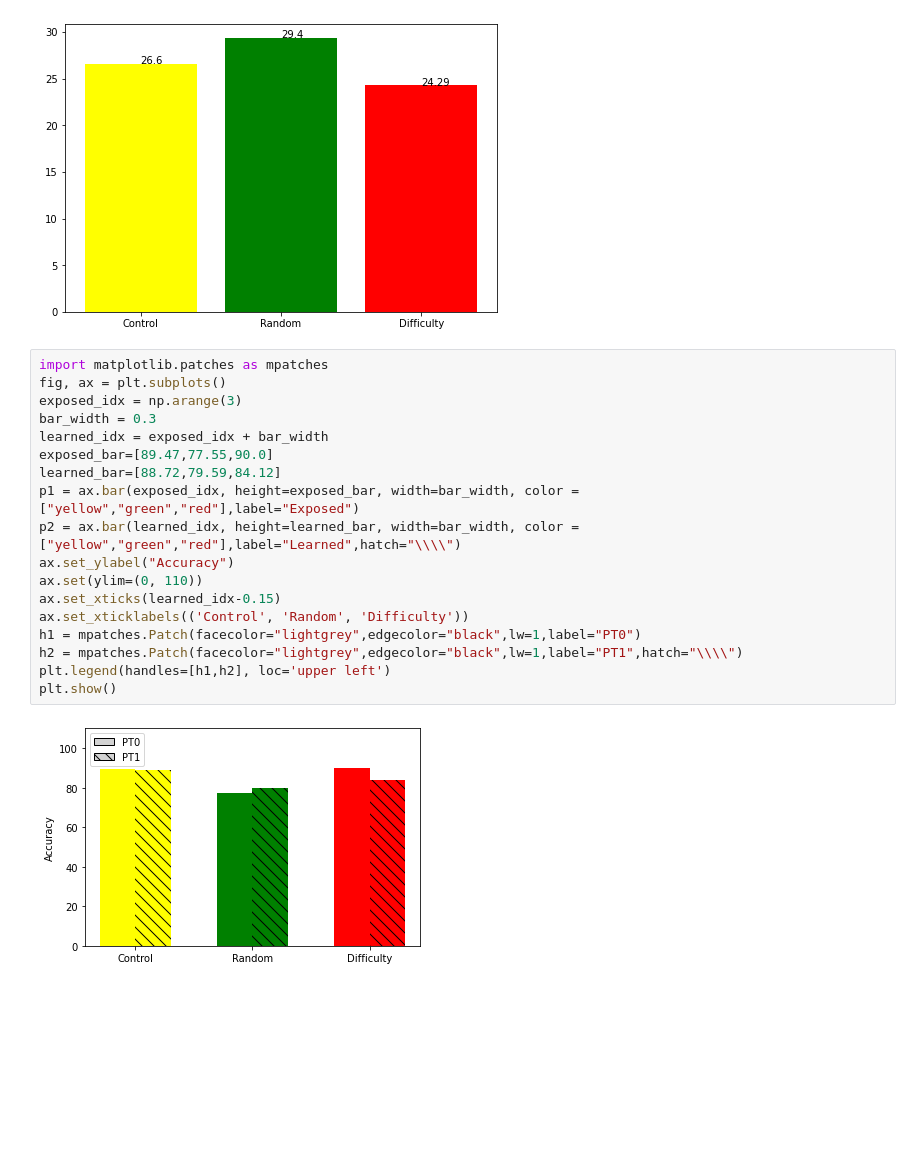
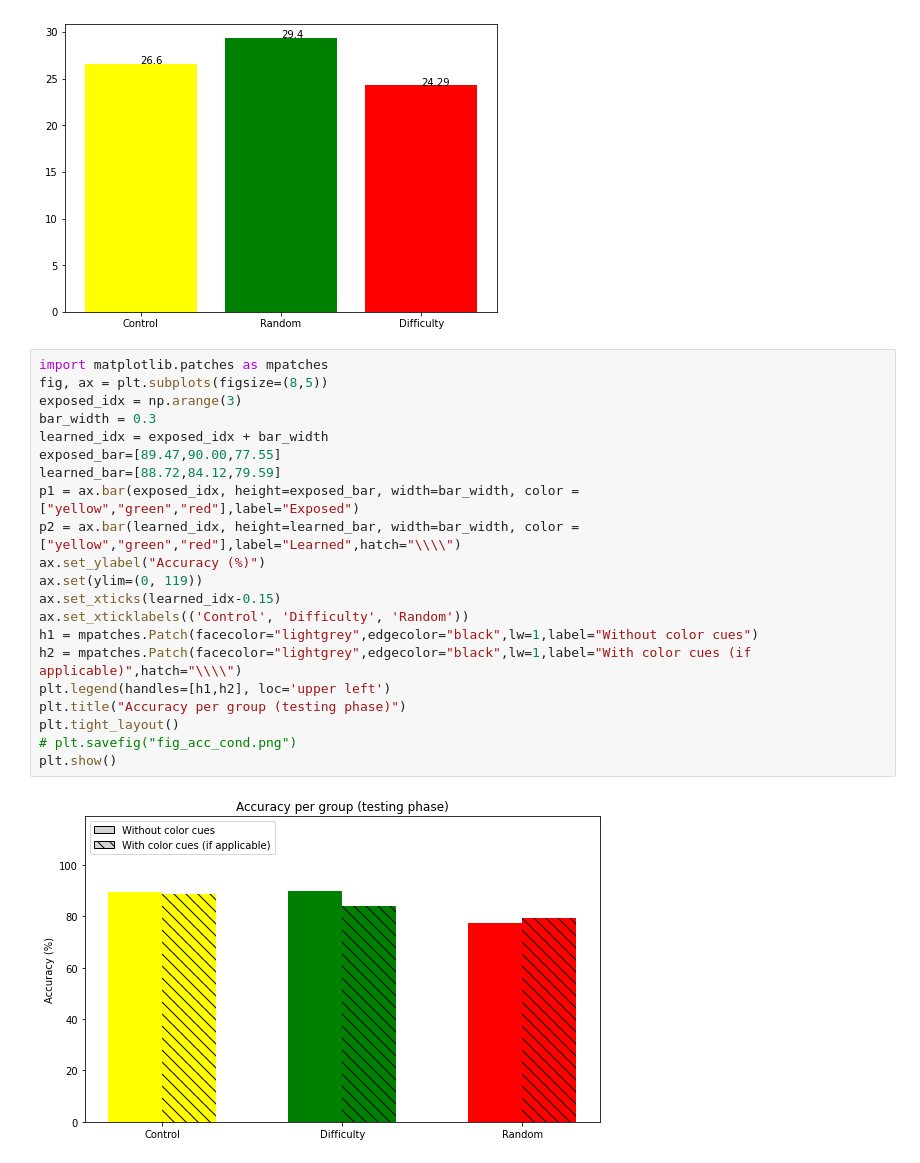
Before and after one commit to zouharvi/uds-rug-student, a Jupyter notebook: src/analysis/graphs.ipynb, the cells around one changed output. Cells and saved outputs as stored; diff of their text form; blank space fills up the shorter version.

Commit message:
update graph

```diff
--- a/src/analysis/graphs.ipynb
+++ b/src/analysis/graphs.ipynb
@@ -53,21 +53,24 @@ plt.show()
 [figure]
 # %%
 import matplotlib.patches as mpatches
-fig, ax = plt.subplots()
+fig, ax = plt.subplots(figsize=(8,5))
 exposed_idx = np.arange(3)
 bar_width = 0.3
 learned_idx = exposed_idx + bar_width
-exposed_bar=[89.47,77.55,90.0]
-learned_bar=[88.72,79.59,84.12]
+exposed_bar=[89.47,90.00,77.55]
+learned_bar=[88.72,84.12,79.59]
 p1 = ax.bar(exposed_idx, height=exposed_bar, width=bar_width, color = ["yellow","green","red"],label="Exposed")
 p2 = ax.bar(learned_idx, height=learned_bar, width=bar_width, color = ["yellow","green","red"],label="Learned",hatch="\\\\")
-ax.set_ylabel("Accuracy")
-ax.set(ylim=(0, 110))
+ax.set_ylabel("Accuracy (%)")
+ax.set(ylim=(0, 119))
 ax.set_xticks(learned_idx-0.15)
-ax.set_xticklabels(('Control', 'Random', 'Difficulty'))
-h1 = mpatches.Patch(facecolor="lightgrey",edgecolor="black",lw=1,label="PT0")
-h2 = mpatches.Patch(facecolor="lightgrey",edgecolor="black",lw=1,label="PT1",hatch="\\\\")
+ax.set_xticklabels(('Control', 'Difficulty', 'Random'))
+h1 = mpatches.Patch(facecolor="lightgrey",edgecolor="black",lw=1,label="Without color cues")
+h2 = mpatches.Patch(facecolor="lightgrey",edgecolor="black",lw=1,label="With color cues (if applicable)",hatch="\\\\")
 plt.legend(handles=[h1,h2], loc='upper left')
+plt.title("Accuracy per group (testing phase)")
+plt.tight_layout()
+# plt.savefig("fig_acc_cond.png")
 plt.show()
 # %% [output]
-[figure, old version]
+[figure, new version]
```
Also changed, not shown: 3 other files.
